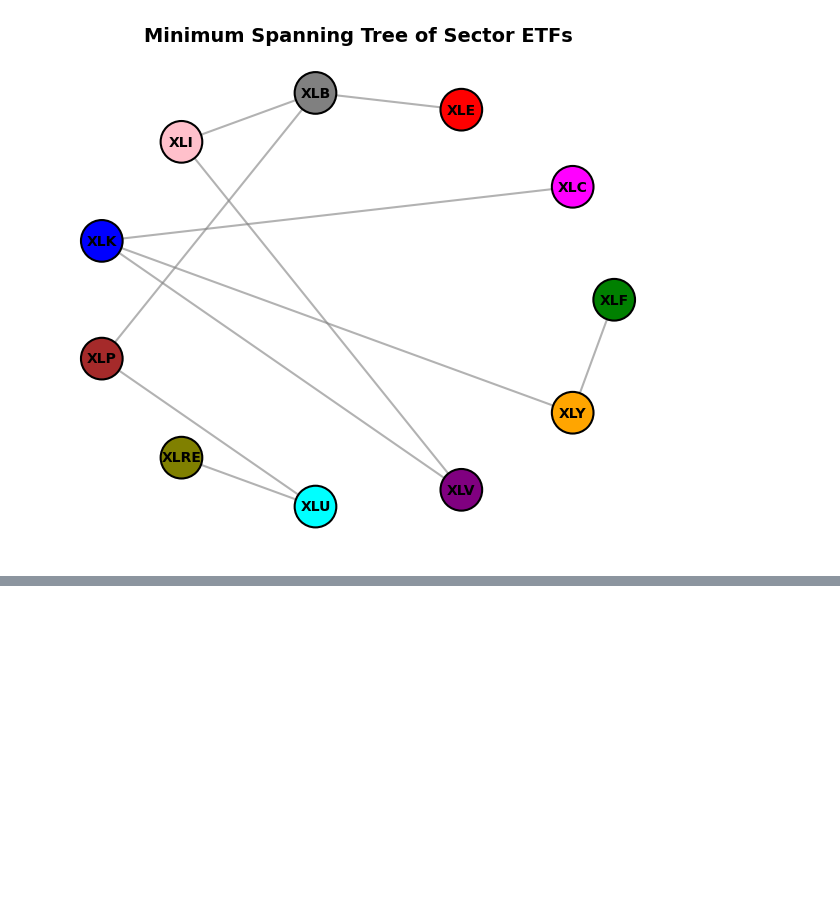
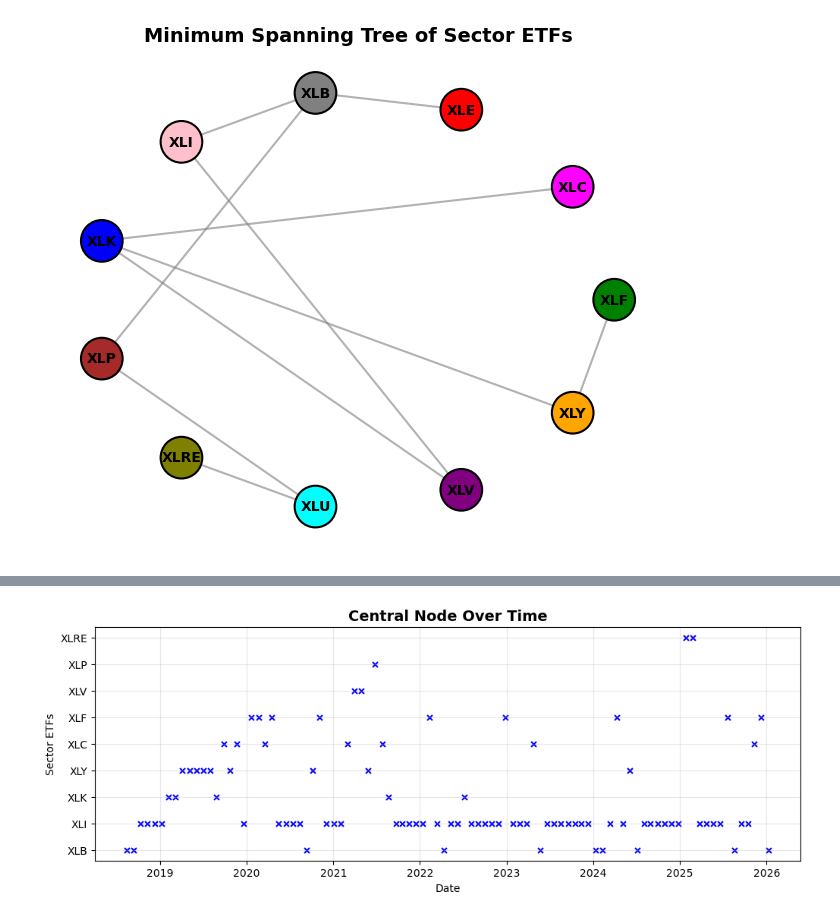
Before and after one commit to ucabeaz/Data-Science---Network, a Jupyter notebook: notebooks/data_analysis_2018.ipynb, the cells around one changed output, grey strips where cells are left out. Drawn from its saved outputs; the diff is of its cells as text; code cells hidden in the pictures; blank space fills up the shorter version.

```diff
--- a/notebooks/data_analysis_2018.ipynb
+++ b/notebooks/data_analysis_2018.ipynb
@@ -385,0 +384,10 @@ plt.show()
+# %%
+plt.figure(figsize=(12, 4))
+plt.scatter(epoch_dates, central_nodes, color="blue", label="Central Node", marker="x", s=25)
+plt.xlabel("Date")
+plt.ylabel("Sector ETFs")
+plt.title("Central Node Over Time", fontsize=14, fontweight="bold")
+plt.grid(True, alpha=0.3)
+plt.show()
+# %% [output]
+[figure, added]
```
Also changed, not shown: parts of 2 cells of this notebook, 1 other file.
